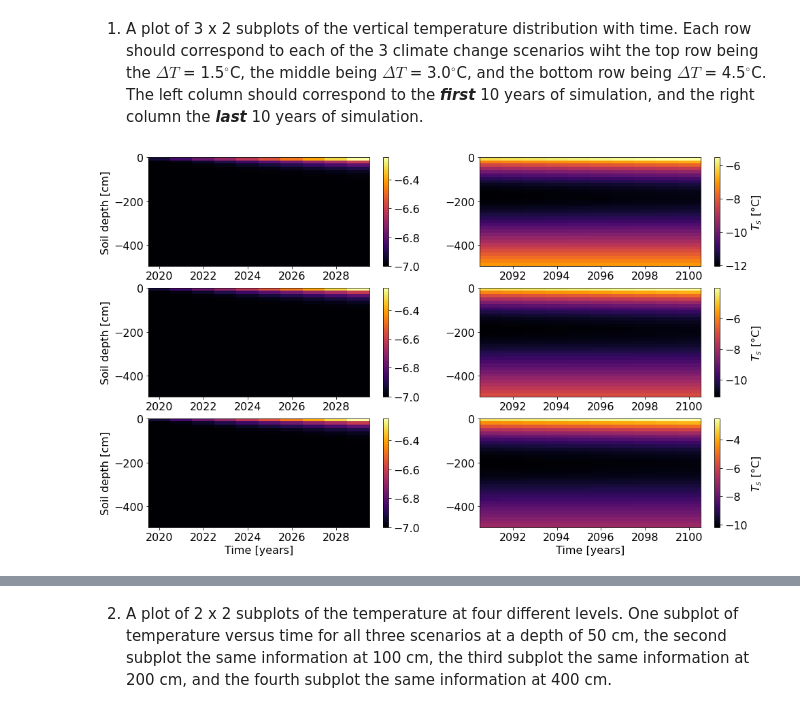
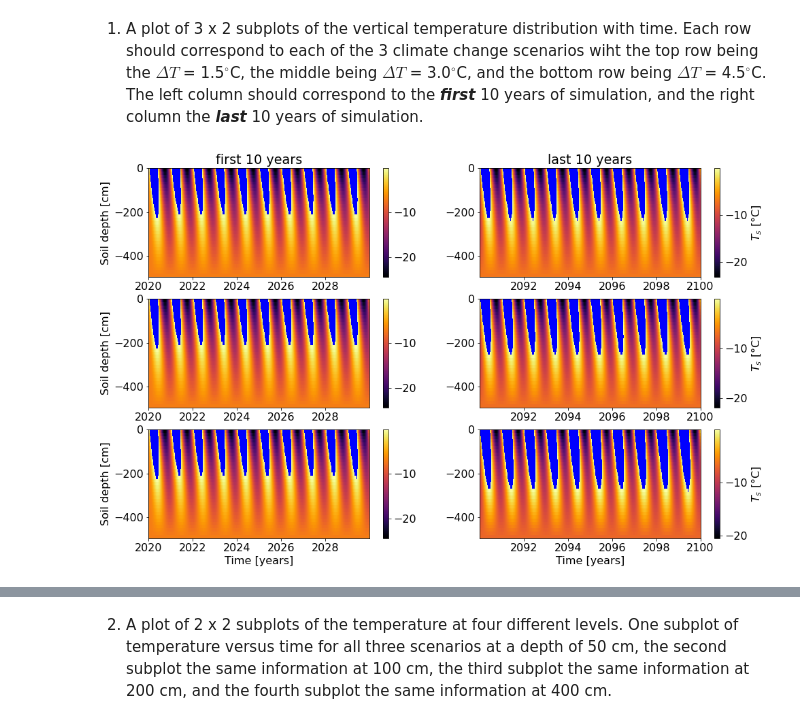
Before and after one commit to KYANJO/geos518-fall-2021, a Jupyter notebook: mod03/mod03_1D-Diffusion-Assignment.ipynb, the cells around one changed output, grey strips where cells are left out. Cells and saved outputs as stored; diff of their text form; code cells hidden in the pictures.

```diff
--- a/mod03/mod03_1D-Diffusion-Assignment.ipynb
+++ b/mod03/mod03_1D-Diffusion-Assignment.ipynb
@@ -199,44 +204,61 @@ Ts45 = Tsoln(Ttop_45,AiB,Ts0,Tbottom,Nz,Nt)
 # %% [markdown]
 1. A plot of 3 x 2 subplots of the vertical temperature distribution with time. Each row should correspond to each of the 3 climate change scenarios wiht the top row being the $\Delta T$ = 1.5${}^{\circ}$C, the middle being $\Delta T$ = 3.0${}^{\circ}$C, and the bottom row being $\Delta T$ = 4.5${}^{\circ}$C. The left column should correspond to the ___first___ 10 years of simulation, and the right column the ___last___ 10 years of simulation.
 # %%
-tt,zz = np.meshgrid(t_year[:10],z)
-t_,zz = np.meshgrid(t_year[-10:],z)
+## First off, let's change the font size for all of our plots to be more legible
+plt.rcParams.update({'font.size': 16})
 
+#meshgrid
+tt,zz = np.meshgrid(t[:int(10*365*(1/dt))],z) #first 10 yrs of simulation
+t_,zz = np.meshgrid(t[-int(10*365*(1/dt)):],z) #last 10 yrs of simulation
+
+#mask the tempratures that are above 0 degrees for all scenarios
 T15 = np.ma.masked_where(Ts15>0.0,Ts15)
 T30 = np.ma.masked_where(Ts30>0.0,Ts30)
 T45 = np.ma.masked_where(Ts45>0.0,Ts45)
 
+#3x2 subplots
 plt.figure(figsize=(16,10))
-current_cmap = plt.cm.get_cmap('inferno')
+current_cmap = plt.cm.get_cmap('inferno').copy()
+current_cmap.set_bad(color='blue')#plot blue all masked values > 0
 
+# Notice we're plotting -zz to have the top of the soil at the top and negative
+# into the land surface
+#1st subplot
 plt.subplot(3,2,1)
-plt.pcolormesh(tt,-zz,T15[:,:10],shading='auto',cmap=current_cmap)
+plt.pcolormesh(tt,-zz,T15[:,:int(10*365*(1/dt))],shading='auto',cmap=current_cmap)
+plt.ylabel('Soil depth [cm]')
+plt.colorbar()
+plt.title('first 10 years')
+
+#2nd subplot
+plt.subplot(3,2,2)
+plt.pcolormesh(t_,-zz,T15[:,-int(10*365*1/dt):],shading='auto',cmap=current_cmap)
+plt.colorbar(label='$T_s$ [°C]')
+plt.title('last 10 years')
+
+#3rd subplot
+plt.subplot(3,2,3)
+plt.pcolormesh(tt,-zz,T30[:,:int(10*365*1/dt)],shading='auto',cmap=current_cmap)
 plt.ylabel('Soil depth [cm]')
 plt.colorbar()
 
-plt.subplot(3,2,2)
-plt.pcolormesh(t_,-zz,T15[:,-10:],shading='auto',cmap=current_cmap)
+#4th subplot
+plt.subplot(3,2,4)
+plt.pcolormesh(t_,-zz,T30[:,-int(10*365*1/dt):],shading='auto',cmap=current_cmap)
 plt.colorbar(label='$T_s$ [°C]')
 
-plt.subplot(3,2,3)
-plt.pcolormesh(tt,-zz,T30[:,:10],shading='auto',cmap=current_cmap)
-plt.ylabel('Soil depth [cm]')
-plt.colorbar()
-
-plt.subplot(3,2,4)
-plt.pcolormesh(t_,-zz,T30[:,-10:],shading='auto',cmap=current_cmap)
-plt.colorbar(label='$T_s$ [°C]')
-
+#5th subplot
 plt.subplot(3,2,5)
-plt.pcolormesh(tt,-zz,T45[:,:10],shading='auto',cmap=current_cmap)
+plt.pcolormesh(tt,-zz,T45[:,:int(10*365*1/dt)],shading='auto',cmap=current_cmap)
 plt.ylabel('Soil depth [cm]')
 plt.xlabel('Time [years]')
 plt.colorbar()
 
+#6th subplot
 plt.subplot(3,2,6)
-plt.pcolormesh(t_,-zz,T45[:,-10:],shading='auto',cmap=current_cmap)
+plt.pcolormesh(t_,-zz,T45[:,-int(10*365*1/dt):],shading='auto',cmap=current_cmap)
 plt.colorbar(label='$T_s$ [°C]')
 plt.xlabel('Time [years]')
 plt.show()
 # %% [output]
-[figure, old version]
+[figure, new version]
```
Also changed, not shown: parts of 14 cells of this notebook.
